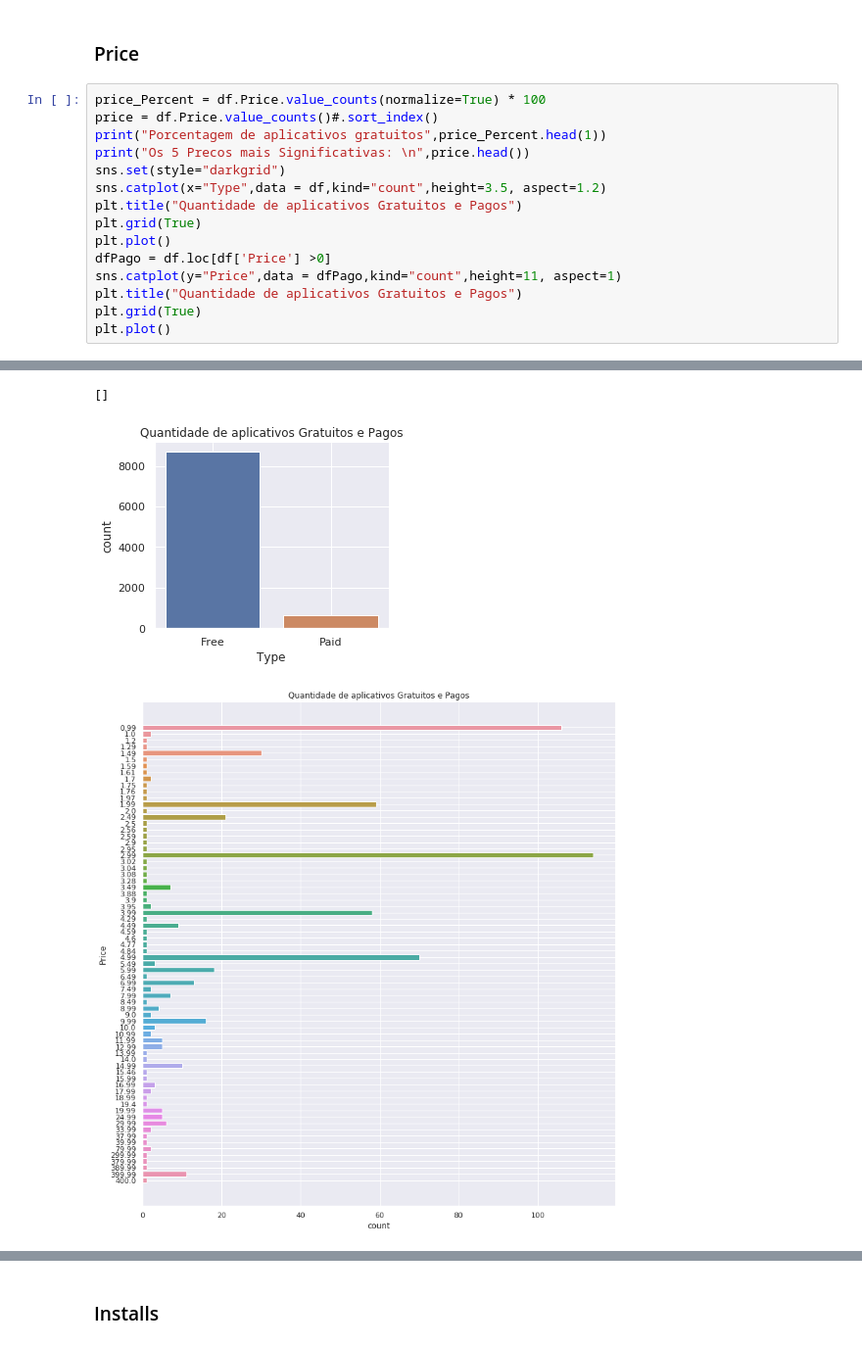
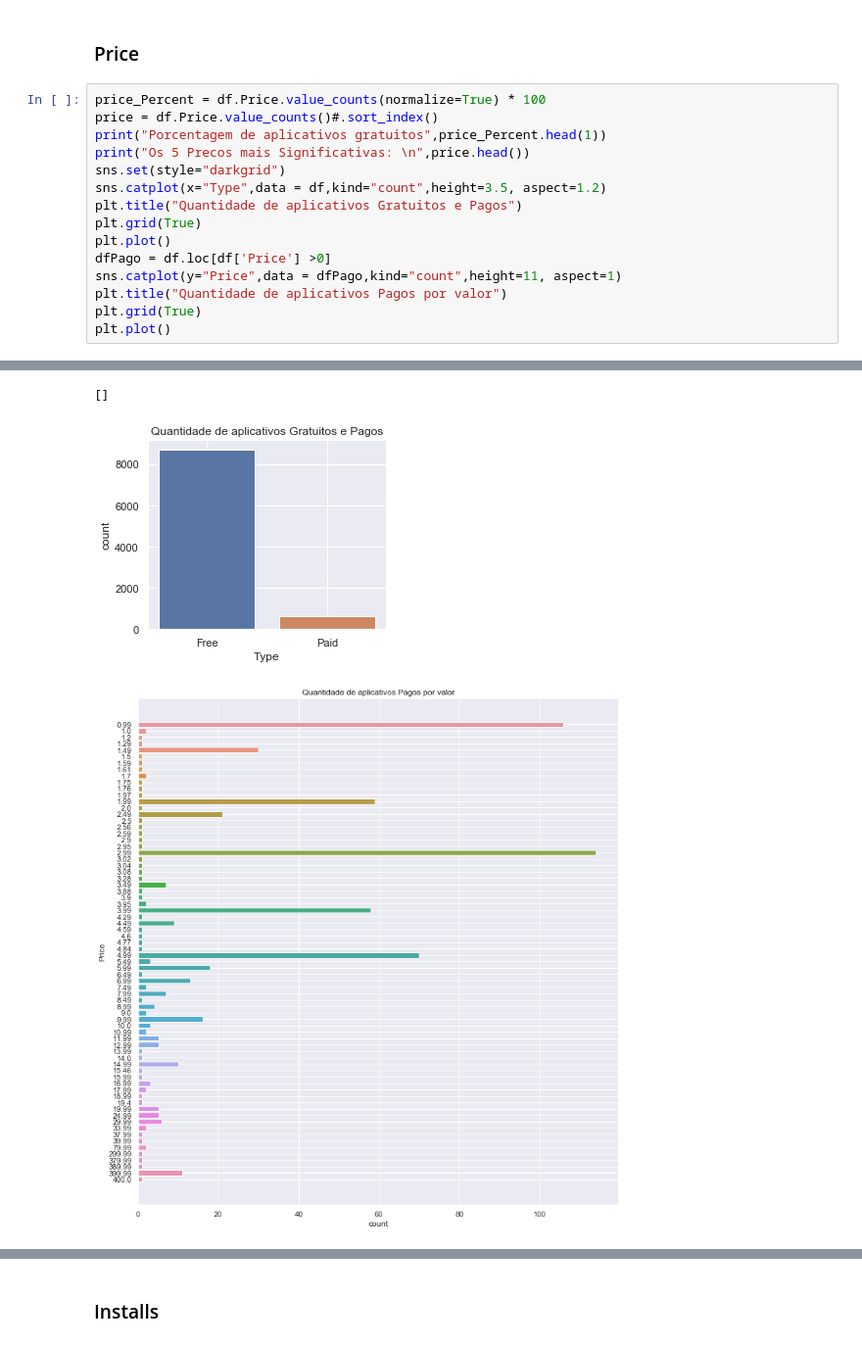
Before and after one commit to ArtFicer/PGCC-MQ, a Jupyter notebook: MQFinal/MQFinal.ipynb, the cells around one changed output, grey strips where cells are left out. Shown: that part at 98% size. Cells and saved outputs as stored; diff of their text form.

```diff
--- a/MQFinal/MQFinal.ipynb
+++ b/MQFinal/MQFinal.ipynb
@@ -251,29 +253,29 @@ ax = sns.boxplot(x=df["Size"])
 # %%
 price_Percent = df.Price.value_counts(normalize=True) * 100
 price = df.Price.value_counts()#.sort_index()
 print("Porcentagem de aplicativos gratuitos",price_Percent.head(1))
 print("Os 5 Precos mais Significativas: \n",price.head())
 sns.set(style="darkgrid")
 sns.catplot(x="Type",data = df,kind="count",height=3.5, aspect=1.2)
 plt.title("Quantidade de aplicativos Gratuitos e Pagos")
 plt.grid(True)
 plt.plot()
 dfPago = df.loc[df['Price'] >0]
 sns.catplot(y="Price",data = dfPago,kind="count",height=11, aspect=1)
-plt.title("Quantidade de aplicativos Gratuitos e Pagos")
+plt.title("Quantidade de aplicativos Pagos por valor")
 plt.grid(True)
 plt.plot()
 # %% [output]
 Porcentagem de aplicativos gratuitos 0.0    93.108974
 Name: Price, dtype: float64
 Os 5 Precos mais Significativas:
  0.00    8715
 2.99     114
 0.99     106
 4.99      70
 1.99      59
 Name: Price, dtype: int64
 []
-[figure, old version]
+[figure, new version]
-[figure, old version]
+[figure, new version]
 # %%
```
Also changed, not shown: parts of 33 cells of this notebook, 3 other files.
